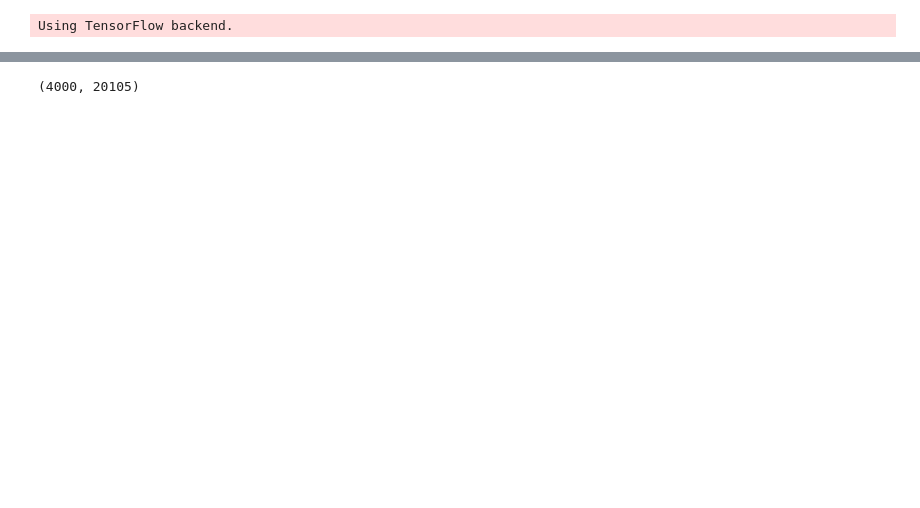
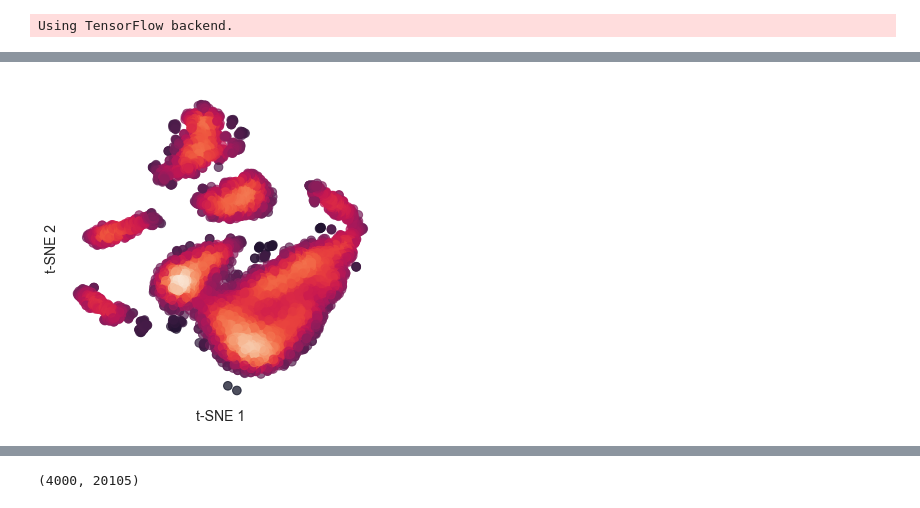
Before and after one commit to codyheiser/furry-couscous, a Jupyter notebook: discrete_comparison.ipynb, the cells around one changed output, grey strips where cells are left out. Cells and saved outputs as stored; diff of their text form; code cells hidden in the pictures; blank space fills up the shorter version.

```diff
--- a/discrete_comparison.ipynb
+++ b/discrete_comparison.ipynb
@@ -10,0 +35,4 @@ Using TensorFlow backend.
+# %%
+P14retina_1_tSNE.plot()
+# %% [output]
+[figure, added]
```
Also changed, not shown: parts of 114 cells of this notebook, 1 other file.
